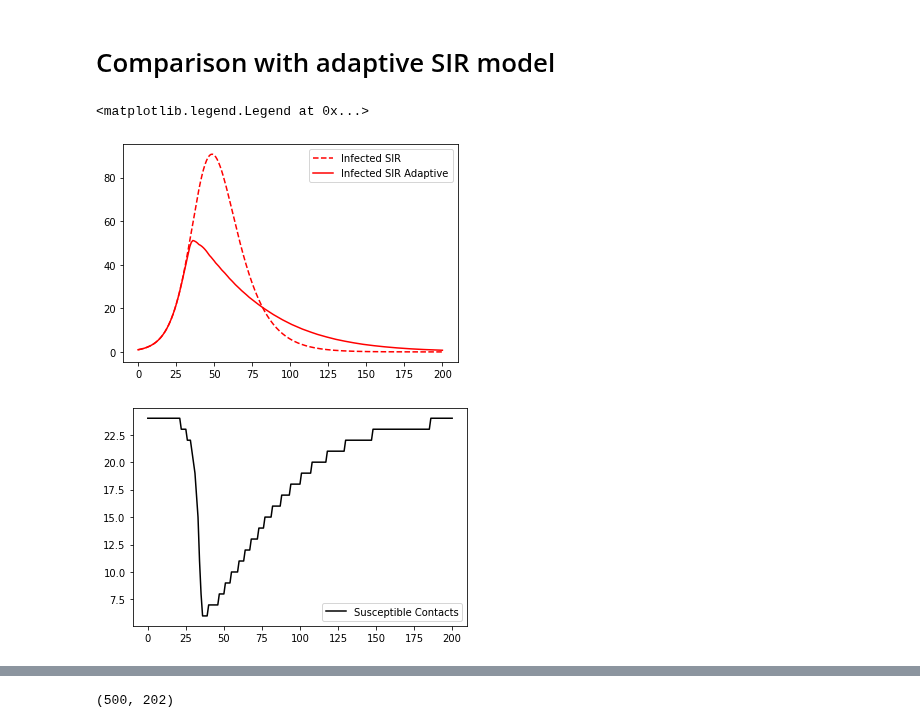
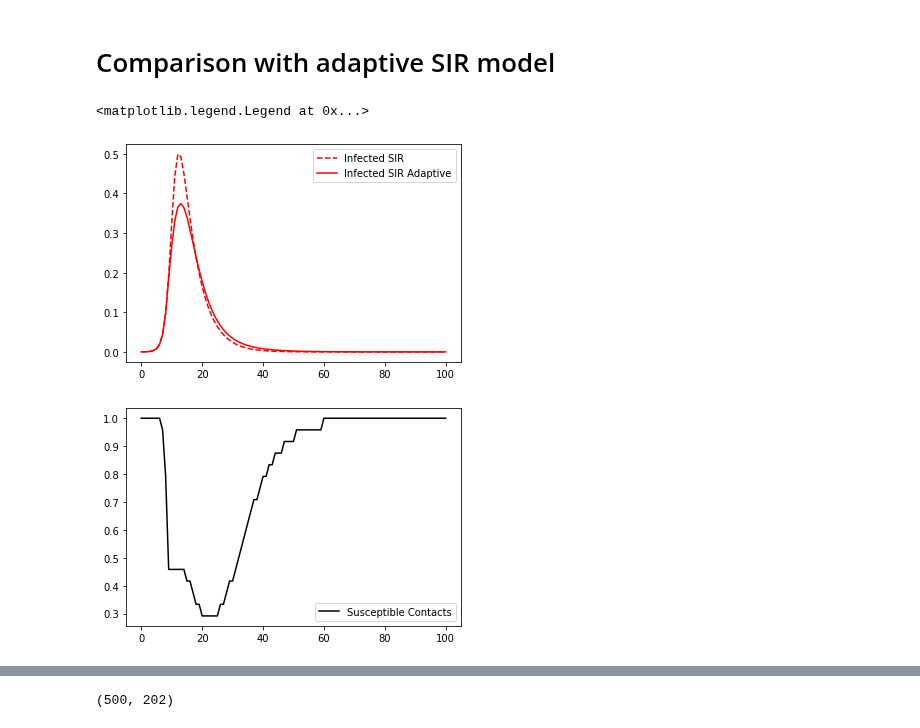
Before and after one commit to JimmyCalvoMonge/AdaptiveNetworks, a Jupyter notebook: network_experiments.ipynb, the cells around one changed output, grey strips where cells are left out. Drawn from its saved outputs; the diff is of its cells as text; code cells hidden in the pictures.

```diff
--- a/network_experiments.ipynb
+++ b/network_experiments.ipynb
@@ -972,27 +972,29 @@ The probability of rewiring each edge
 from SIR_adaptive import RunAdaptiveSim, SIRB
 # %%
 # Initial conditions
-s0 = 499
+s0 = 9999
 i0 = 1
 r0 = 0
+n = s0 + i0 + r0
 
 # Population parameters
 Lambda = 0 # Mortality rate is mu = Lambda/N
+Mu = Lambda/n
 
 # Disease parameters
-Beta = 0.01
-Gamma = 1/9
+Beta = 0.045
+Gamma = 0.2
 
 # Optimization parameters
-T = 7
-Nu = 0.05
+T = 14
+Nu = 0.1
 Delta = 0.99986
 maxcr = 24
 cred = 1
 iutred = 0
 
 # Final time
-tft = 200
+tft = 100
 # Timestep lengths
 DeltaT = 1
 
@@ -1004,32 +1006,36 @@ s, i, r, ctime = RunAdaptiveSim(s0, i0, r0,
                Lambda, Beta, Gamma,
                T, Nu, Delta,
                maxcr, cred, iutred,
                tft, DeltaT)
 
 s1, i1, r1 = SIRB([s0, i0, r0],
                   [Lambda, Mu], [Beta, Gamma],
                   [ctime[0], ci, cr],
                   [0, tft+1], steps=None)
+
+ctime = [c/maxcr for c in ctime]
+i = [ii/n for ii in i]
+i1 = [ii1/n for ii1 in i1]
 
 # plt.figure()
 # plt.plot(s1,'#5E81B5', linestyle='dashed', label="Susceptibles SIR")
 # plt.plot(s,'#5E81B5', label="Susceptibles SIR Adaptive")
 # plt.legend(loc="upper right")
 
 plt.figure()
 plt.plot(i1,'red', linestyle='dashed', label="Infected SIR")
 plt.plot(i,'red', label="Infected SIR Adaptive")
 plt.legend(loc="upper right")
 
 # plt.figure()
 # plt.plot(r1,'-k', linestyle='dashed', label="Recovered SIR")
 # plt.plot(r,'-k', label="Recovered SIR Adaptive")
 # plt.legend(loc="upper right")
 
 plt.figure()
 plt.plot(ctime,'-k', label="Susceptible Contacts")
 plt.legend(loc="lower right")
 # %% [output]
 <matplotlib.legend.Legend at 0x...>
-[figure, old version]
+[figure, new version]
-[figure, old version]
+[figure, new version]
```
Also changed, not shown: parts of 4 cells of this notebook, 3 other files.
